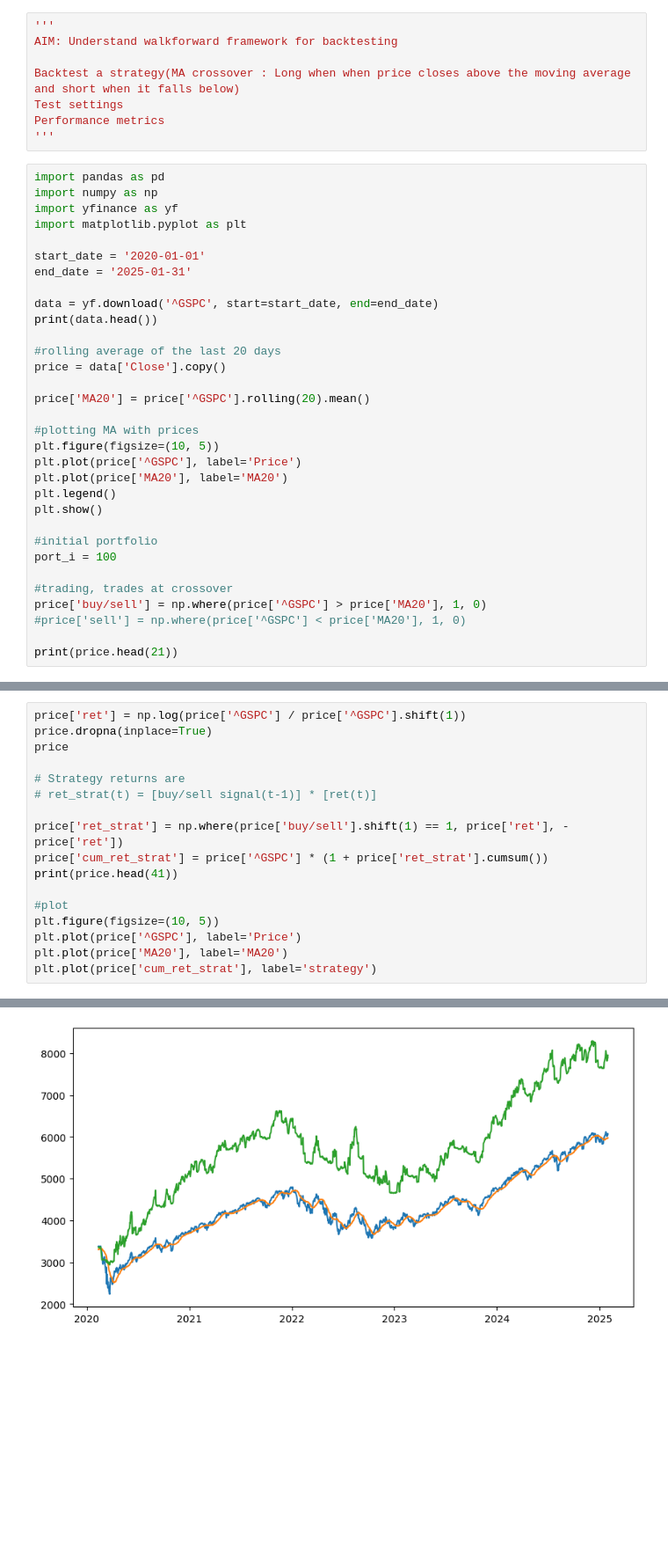
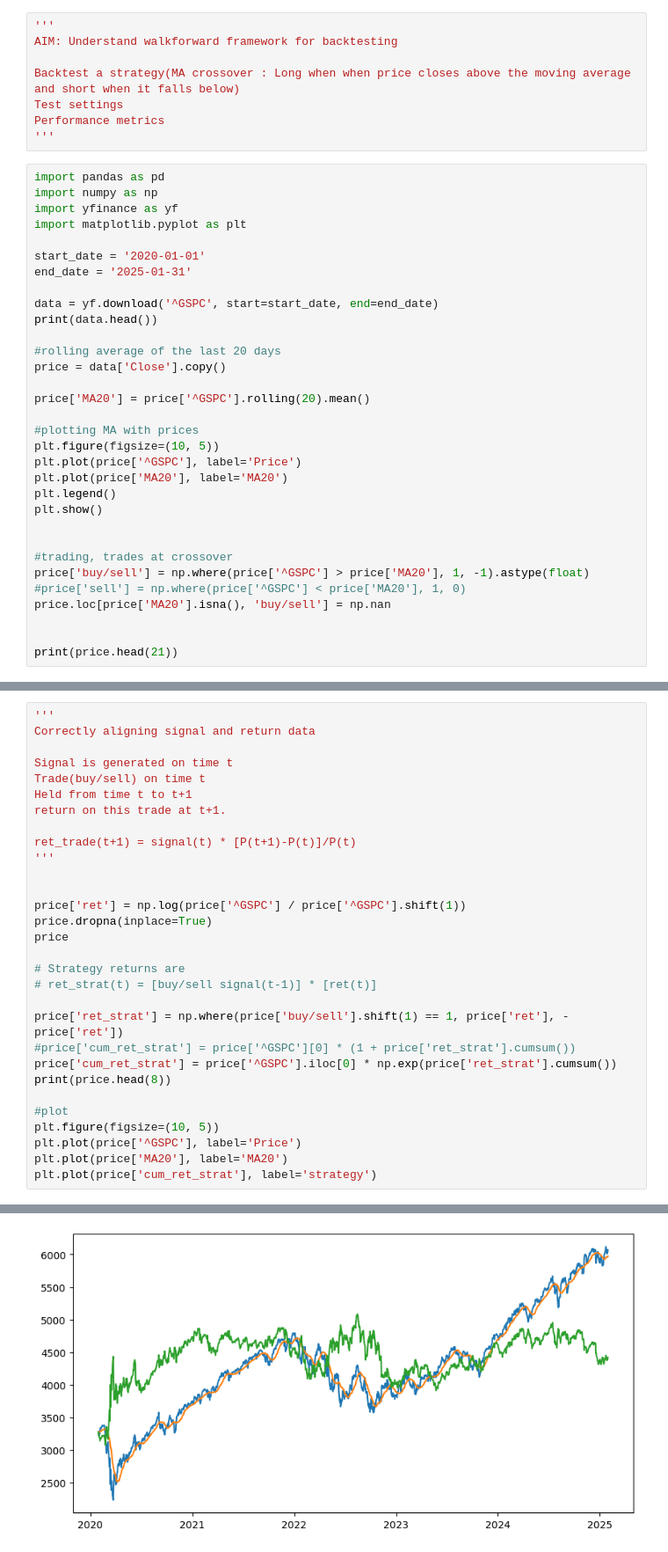
Before and after one commit to amanpoonia/SBeta_preparation, a Jupyter notebook: Backtesting/WF_fundamentals.ipynb, the cells around one changed output, grey strips where cells are left out. Shown at 88% size. Drawn from its saved outputs; the diff is of its cells as text; blank space fills up the shorter version.

```diff
--- a/Backtesting/WF_fundamentals.ipynb
+++ b/Backtesting/WF_fundamentals.ipynb
@@ -32,12 +32,12 @@ plt.plot(price['MA20'], label='MA20')
 plt.legend()
 plt.show()
 
-#initial portfolio
-port_i = 100
 
 #trading, trades at crossover
-price['buy/sell'] = np.where(price['^GSPC'] > price['MA20'], 1, 0)
+price['buy/sell'] = np.where(price['^GSPC'] > price['MA20'], 1, -1).astype(float)
 #price['sell'] = np.where(price['^GSPC'] < price['MA20'], 1, 0)
+price.loc[price['MA20'].isna(), 'buy/sell'] = np.nan
+
 
 print(price.head(21))
 # %% [output]
@@ -71,4 +146,16 @@ Date
 # %%
+'''
+Correctly aligning signal and return data
+
+Signal is generated on time t
+Trade(buy/sell) on time t
+Held from time t to t+1
+return on this trade at t+1.
+
+ret_trade(t+1) = signal(t) * [P(t+1)-P(t)]/P(t)
+'''
+
+
 price['ret'] = np.log(price['^GSPC'] / price['^GSPC'].shift(1))
 price.dropna(inplace=True)
 price
@@ -77,8 +164,9 @@ price
 # ret_strat(t) = [buy/sell signal(t-1)] * [ret(t)]
 
 price['ret_strat'] = np.where(price['buy/sell'].shift(1) == 1, price['ret'], -price['ret'])
-price['cum_ret_strat'] = price['^GSPC'] * (1 + price['ret_strat'].cumsum())
-print(price.head(41))
+#price['cum_ret_strat'] = price['^GSPC'][0] * (1 + price['ret_strat'].cumsum())
+price['cum_ret_strat'] = price['^GSPC'].iloc[0] * np.exp(price['ret_strat'].cumsum())
+print(price.head(8))
 
 #plot
 plt.figure(figsize=(10, 5))
@@ -106,2 +194,2 @@ Date
 [<matplotlib.lines.Line2D at 0x...>]
-[figure, old version]
+[figure, new version]
```
Also changed, not shown: parts of 11 cells of this notebook.
